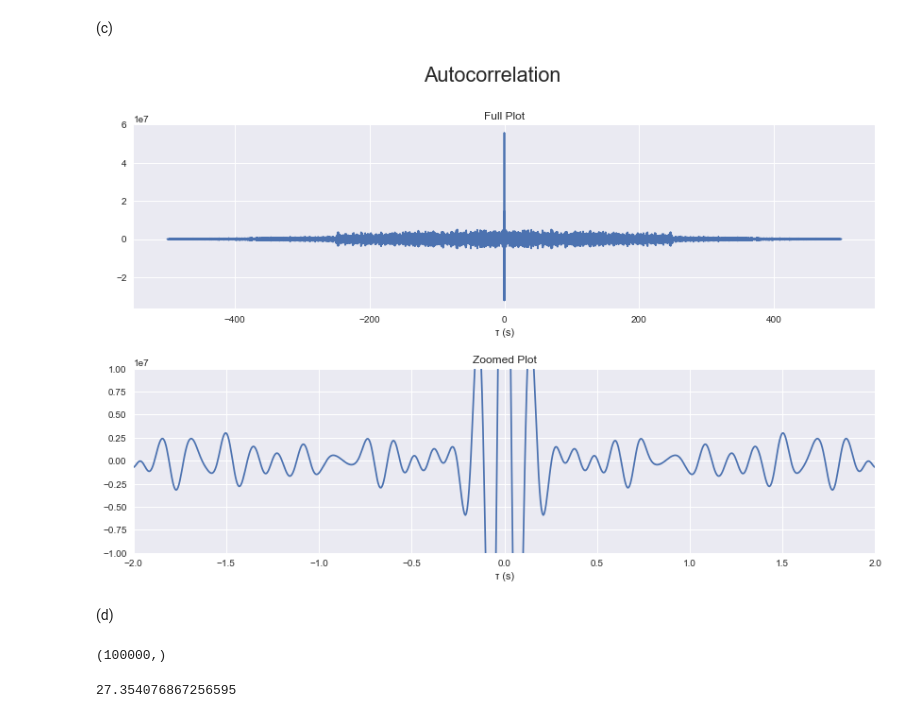
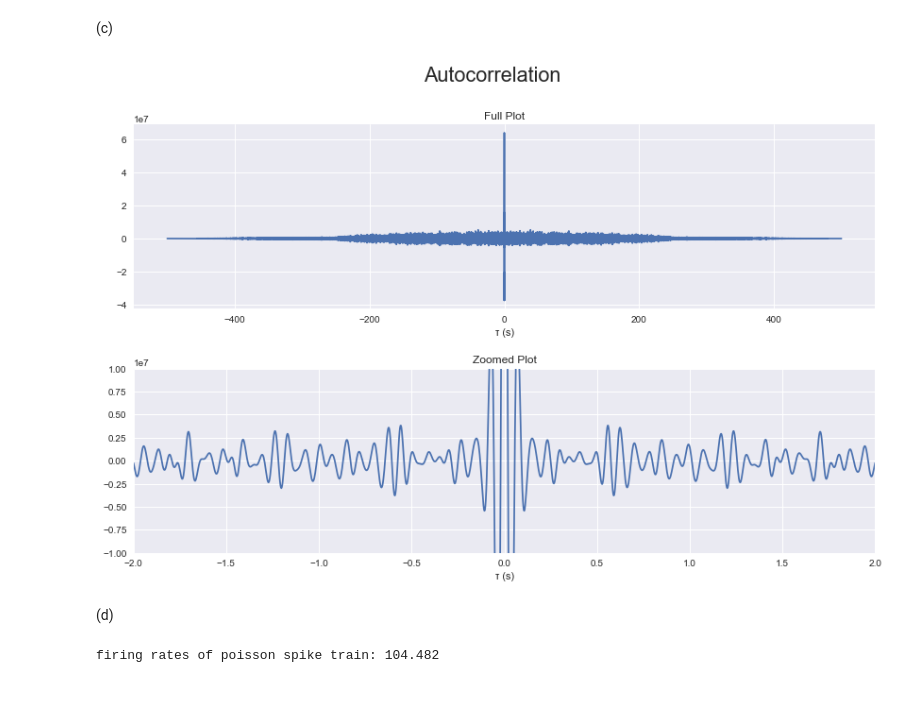
Before and after one commit to bramantyois/aand, a Jupyter notebook: week_05/week_05.ipynb, the cells around one changed output. Drawn from its saved outputs; the diff is of its cells as text; code cells hidden in the pictures.

```diff
--- a/week_05/week_05.ipynb
+++ b/week_05/week_05.ipynb
@@ -54,8 +54,8 @@ plt.show()
 # %% [markdown]
 (c)
 # %%
-def plot_autocorrelation(series, max_t, xlim2=2, ylim2=2, title = 'Autocorrelation'):
-    corr = np.correlate(series.ravel(), series.ravel(), 'full') * del_t / max_t
+def plot_autocorrelation(series, max_t, norm_val = 1, xlim2=2, ylim2=2, title = 'Autocorrelation'):
+    corr = np.correlate(series.ravel(), series.ravel(), 'full') * norm_val
     t = np.linspace(-max_t, max_t, corr.shape[0])
 
     fig, ax = plt.subplots(2,1, figsize=(12,8))
@@ -74,11 +74,11 @@ def plot_autocorrelation(series, max_t, xlim2=2, ylim2=2, title = 'Autocorrelati
     plt.show()
 # %%
 a_corr = r_est - r0
-a_corr = np.correlate(a_corr, a_corr, 'same') * del_t / T
+a_corr = np.correlate(a_corr, a_corr, 'full') * del_t / T
 # %%
-plot_autocorrelation(a_corr, T, ylim2=1e7)
+plot_autocorrelation(a_corr, T, norm_val=del_t/T, ylim2=1e7)
 # %% [output]
-[figure, old version]
+[figure, new version]
 # %% [markdown]
 (d)
 # %%
@@ -92,8 +92,5 @@ poisson = generate_inhomogeneous_poisson(r_est)
-# %%
-r_est.shape
-# %% [output]
-(100000,)
-# %%
-np.m(poisson)
-# %% [output]
-27.354076867256595
+# %%
+poisson = generate_inhomogeneous_poisson(r_est, del_t)
+print('firing rates of poisson spike train: {}'.format(np.sum(poisson)/T))
+# %% [output]
+firing rates of poisson spike train: 104.482
```
Also changed, not shown: parts of 7 cells of this notebook.
